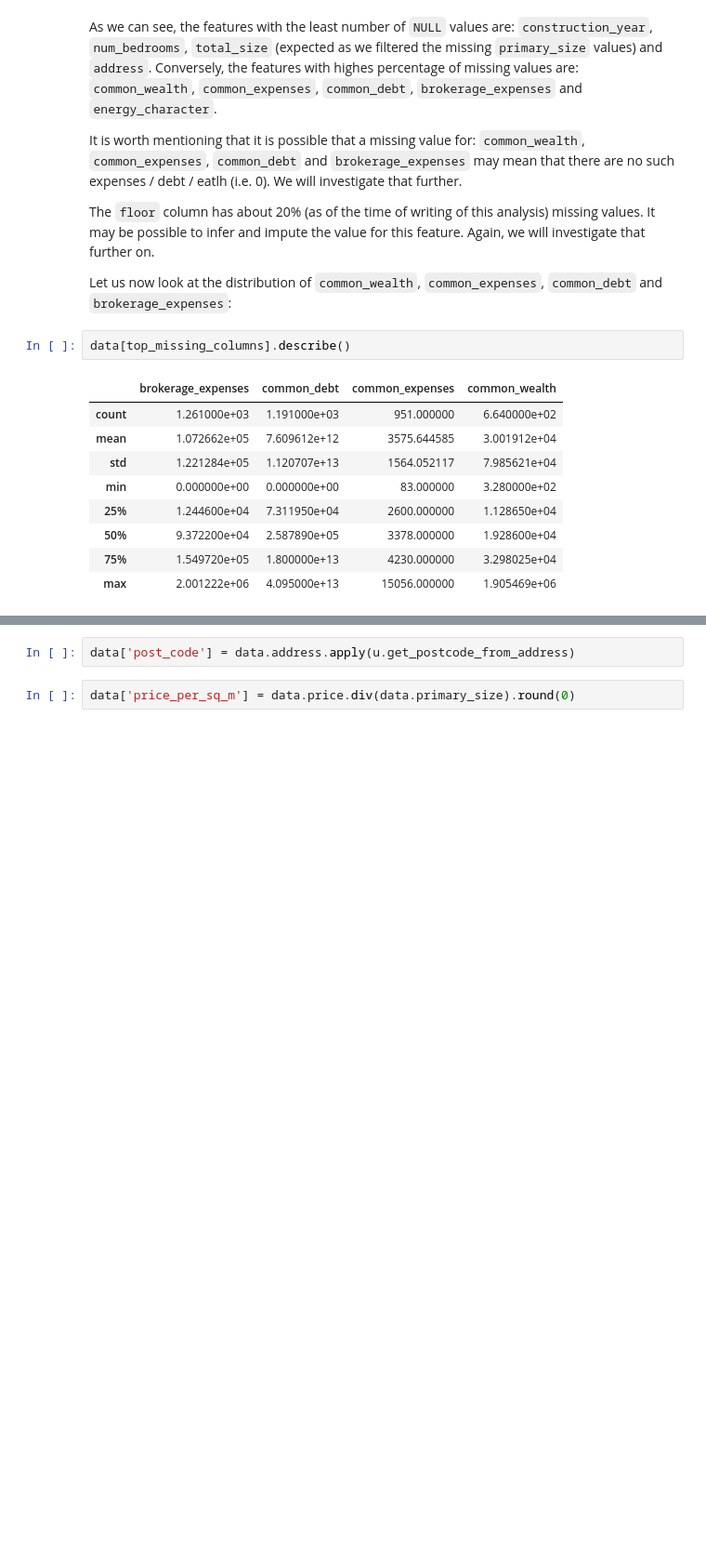
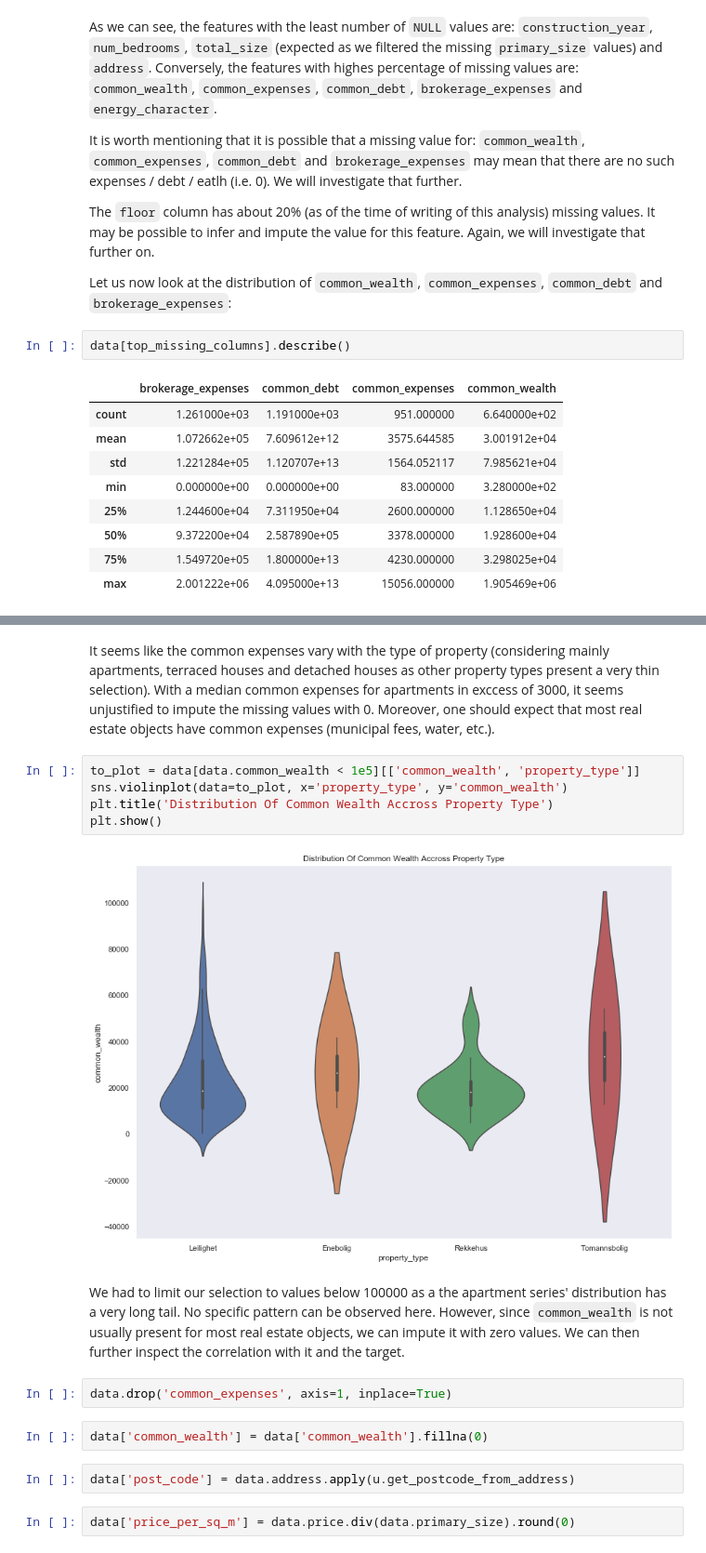
Before and after one commit to rossrco/analyses, a Jupyter notebook: home_oslo_home/eda.ipynb, the cells around one changed output, grey strips where cells are left out. Shown at 93% size. Cells and saved outputs as stored; diff of their text form; blank space fills up the shorter version.

```diff
--- a/home_oslo_home/eda.ipynb
+++ b/home_oslo_home/eda.ipynb
@@ -136,3 +169,18 @@ data.drop('energy_character', axis=1, inplace=True)
+# %% [markdown]
+It seems like the common expenses vary with the type of property (considering mainly apartments, terraced houses and detached houses as other property types present a very thin selection). With a median common expenses for apartments in exccess of 3000, it seems unjustified to impute the missing values with 0. Moreover, one should expect that most real estate objects have common expenses (municipal fees, water, etc.).
+# %%
+to_plot = data[data.common_wealth < 1e5][['common_wealth', 'property_type']]
+sns.violinplot(data=to_plot, x='property_type', y='common_wealth')
+plt.title('Distribution Of Common Wealth Accross Property Type')
+plt.show()
+# %% [output]
+[figure, added]
+# %% [markdown]
+We had to limit our selection to values below 100000 as a the apartment series' distribution has a very long tail. No specific pattern can be observed here. However, since `common_wealth` is not usually present for most real estate objects, we can impute it with zero values. We can then further inspect the correlation with it and the target.
+# %%
+data.drop('common_expenses', axis=1, inplace=True)
+# %%
+data['common_wealth'] = data['common_wealth'].fillna(0)
 # %%
 data['post_code'] = data.address.apply(u.get_postcode_from_address)
 # %%
```
Also changed, not shown: parts of 8 cells of this notebook.
